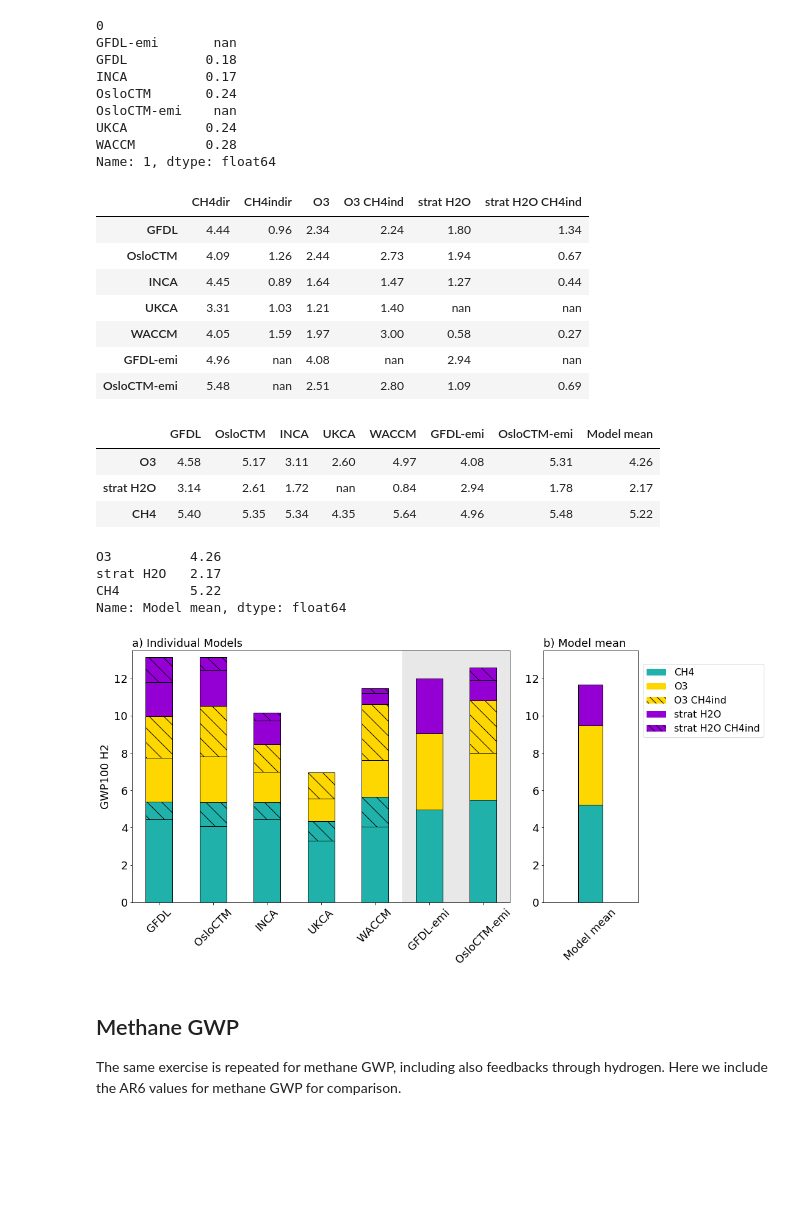
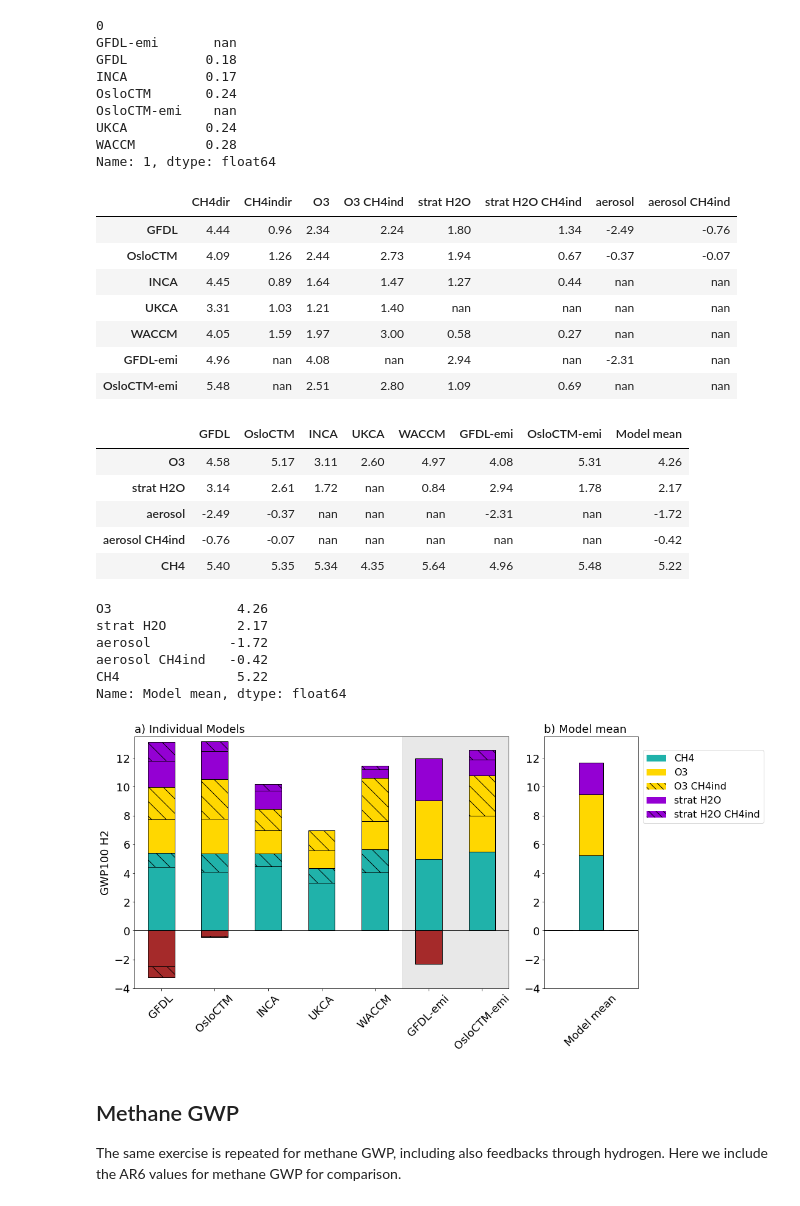
Before and after one commit to ciceroOslo/Hydrogen_GWP, a Jupyter notebook: hydrogen_figures.ipynb, the cells around one changed output. Cells and saved outputs as stored; diff of their text form; code cells hidden in the pictures; blank space fills up the shorter version.

Commit message:
Added aerosol results

```diff
--- a/hydrogen_figures.ipynb
+++ b/hydrogen_figures.ipynb
@@ -34,6 +34,7 @@ CH4_color = "lightseagreen"
 O3_color = "gold"
 H2O_color = "darkviolet"
 H2_color = 'lightblue'
+aerosol_color = 'brown'
 
 #Defining some legend looks:
 CH4_legend = mpatches.Patch( facecolor=CH4_color,label='CH4')
@@ -83,21 +84,21 @@ total_drydep_max = df_drydep_max_table_gwp.sum()
 total_drydep_min = df_drydep_min_table_gwp.sum()
 
 #Sort indexes
-df_table_gwp = df_table_gwp.reindex(['CH4dir','CH4indir', 'O3', 'O3 CH4ind', 'strat H2O', 'strat H2O CH4ind'])
+df_table_gwp = df_table_gwp.reindex(['CH4dir','CH4indir', 'O3', 'O3 CH4ind', 'strat H2O', 'strat H2O CH4ind','aerosol','aerosol CH4ind'])
 
 #Sort models alfabetically
 #df_table_gwp = df_table_gwp[sorted(df_table_gwp.columns)]
 df_table_gwp = df_table_gwp[sorted_array]
 df_table_gwp.T
 # %% [output]
-|  | CH4dir | CH4indir | O3 | O3 CH4ind | strat H2O | strat H2O CH4ind |
-| GFDL | 4.44 | 0.96 | 2.34 | 2.24 | 1.80 | 1.34 |
-| OsloCTM | 4.09 | 1.26 | 2.44 | 2.73 | 1.94 | 0.67 |
-| INCA | 4.45 | 0.89 | 1.64 | 1.47 | 1.27 | 0.44 |
-| UKCA | 3.31 | 1.03 | 1.21 | 1.40 | nan | nan |
-| WACCM | 4.05 | 1.59 | 1.97 | 3.00 | 0.58 | 0.27 |
-| GFDL-emi | 4.96 | nan | 4.08 | nan | 2.94 | nan |
-| OsloCTM-emi | 5.48 | nan | 2.51 | 2.80 | 1.09 | 0.69 |
+|  | CH4dir | CH4indir | O3 | O3 CH4ind | strat H2O | strat H2O CH4ind | aerosol | aerosol CH4ind |
+| GFDL | 4.44 | 0.96 | 2.34 | 2.24 | 1.80 | 1.34 | -2.49 | -0.76 |
+| OsloCTM | 4.09 | 1.26 | 2.44 | 2.73 | 1.94 | 0.67 | -0.37 | -0.07 |
+| INCA | 4.45 | 0.89 | 1.64 | 1.47 | 1.27 | 0.44 | nan | nan |
+| UKCA | 3.31 | 1.03 | 1.21 | 1.40 | nan | nan | nan | nan |
+| WACCM | 4.05 | 1.59 | 1.97 | 3.00 | 0.58 | 0.27 | nan | nan |
+| GFDL-emi | 4.96 | nan | 4.08 | nan | 2.94 | nan | -2.31 | nan |
+| OsloCTM-emi | 5.48 | nan | 2.51 | 2.80 | 1.09 | 0.69 | nan | nan |
 # %%
 #model mean
 df_table_gwp_model_mean = df_table_gwp.fillna(0.0)
@@ -116,6 +117,8 @@ df_gwp_model_mean
 |  | GFDL | OsloCTM | INCA | UKCA | WACCM | GFDL-emi | OsloCTM-emi | Model mean |
 | O3 | 4.58 | 5.17 | 3.11 | 2.60 | 4.97 | 4.08 | 5.31 | 4.26 |
 | strat H2O | 3.14 | 2.61 | 1.72 | nan | 0.84 | 2.94 | 1.78 | 2.17 |
+| aerosol | -2.49 | -0.37 | nan | nan | nan | -2.31 | nan | -1.72 |
+| aerosol CH4ind | -0.76 | -0.07 | nan | nan | nan | nan | nan | -0.42 |
 | CH4 | 5.40 | 5.35 | 5.34 | 4.35 | 5.64 | 4.96 | 5.48 | 5.22 |
 # %%
 fig, axs = plt.subplots(nrows=1,ncols=1,squeeze=True,figsize=(15,8),sharey=True)
@@ -124,7 +127,7 @@ gs = gridspec.GridSpec(1, 2, width_ratios=[4, 1])
 axs = plt.subplot(gs[0])
 
 df_table_gwp.T.plot.bar(stacked=True,
-                        color=[CH4_color, CH4_color,O3_color, O3_color, H2O_color, H2O_color],
+                        color=[CH4_color, CH4_color,O3_color, O3_color, H2O_color, H2O_color,aerosol_color,aerosol_color],
                         edgecolor='black',
                         ax=axs,
                         legend = False)
@@ -147,12 +150,15 @@ for b,bar in enumerate(bars):
             patch.set_hatch('\\')
         if b == 5 :
             patch.set_hatch('\\')
+        if b == 7 :
+            patch.set_hatch('\\')
         i = i + 1
 
 
 
 axs.set_ylabel('GWP100 H2')
-plt.ylim((0,13.5))
+plt.ylim((-4,13.5))
+plt.axhline(y=0,color='black')
 plt.xticks(rotation = 45)
 #axs.set_xticks(rotation=25, horizontalalignment="center")
 
@@ -162,38 +168,42 @@ y1 = [0,df_gwp_model_mean['Model mean']['CH4'],0]
 y2 = [0,df_gwp_model_mean['Model mean']['O3'],0]
 helpy = [0,df_gwp_model_mean['Model mean']['CH4']+df_gwp_model_mean['Model mean']['O3'],0]
 y3 = [0,df_gwp_model_mean['Model mean']['strat H2O'],0]
 print(df_gwp_model_mean['Model mean'])
 plt.bar(x, y1,color=CH4_color, width = 0.8, edgecolor='black', )
 plt.bar(x, y2,color=O3_color, bottom = y1, width = 0.8, edgecolor='black')
 plt.bar(x, y3,color=H2O_color, bottom = helpy, width = 0.8, edgecolor='black')
 #df_gwp_model_mean['Model mean'].plot.bar(stacked=True,
 #                        color=[CH4_color,O3_color,  H2O_color],
 #                        edgecolor='black',
 #                        ax=axs, legend=False)
-plt.ylim((0,13.5))
+plt.ylim((-4,13.5))
+plt.axhline(y=0,color='black')
 plt.tick_params(
     axis='x',          # changes apply to the x-axis
     which='both',      # both major and minor ticks are affected
     bottom=False,      # ticks along the bottom edge are off
     top=False,         # ticks along the top edge are off
     labelbottom=True)
 #plt.xlim((0.4,0.6))
 # Shrink current axis by 20%
 box = axs.get_position()
 axs.set_position([box.x0, box.y0, box.width * 0.7, box.height])
 
 # Put a legend to the right of the current axis
 axs.legend(loc='center left', bbox_to_anchor=(1, 0.8),handles = [CH4_legend, O3_dir_legend, O3_ind_legend, H2O_dir_legend, H2O_ind_legend])
 axs.set_title('b) Model mean',loc='left')
 plt.xticks(rotation = 45)
+plt.axhline(y=0,color='black')
 plt.tight_layout()
 plt.savefig('output/Hydrogen_GWP.png', transparent=True)
 # %% [output]
-O3          4.26
-strat H2O   2.17
-CH4         5.22
+O3                4.26
+strat H2O         2.17
+aerosol          -1.72
+aerosol CH4ind   -0.42
+CH4               5.22
 Name: Model mean, dtype: float64
-[figure, old version]
+[figure, new version]
 # %% [markdown]
 ## Methane GWP
 The same exercise is repeated for methane GWP, including also feedbacks through hydrogen. Here we include the AR6 values for methane GWP for comparison.
```
Also changed, not shown: parts of 1 cell of this notebook, 15 other files.
